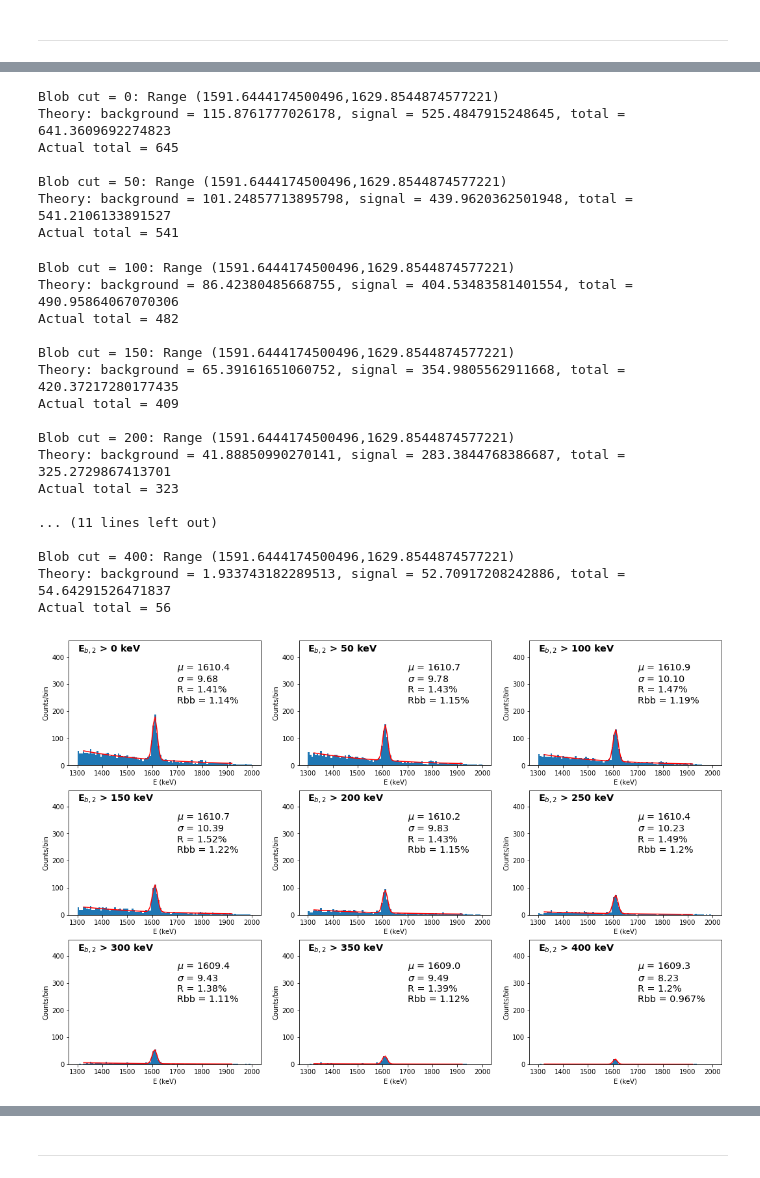
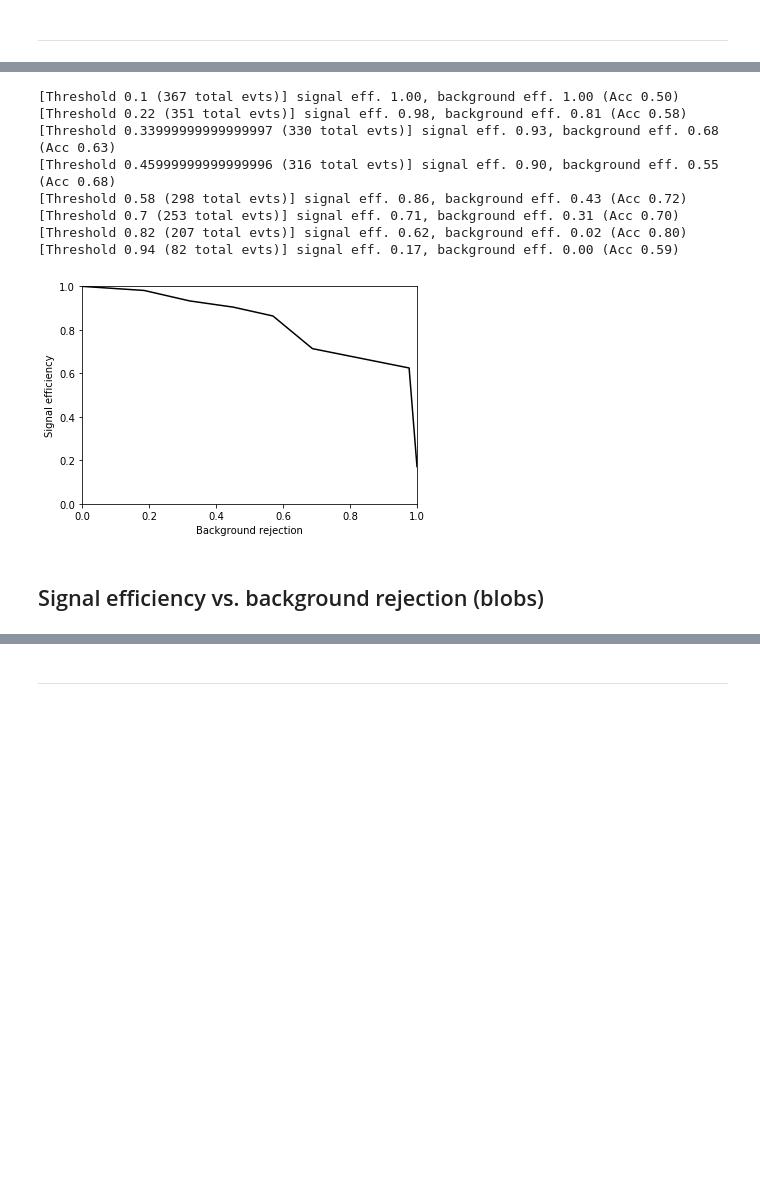
Before and after one commit to jerenner/ICARO, a Jupyter notebook: invisible_cities/utils/analysis_Th_Nov2017.ipynb, the cells around one changed output, grey strips where cells are left out. Saved outputs shown, nothing was run; the diff lists cells and outputs as text; code cells hidden in the pictures; blank space fills up the shorter version.

```diff
--- a/invisible_cities/utils/analysis_Th_Nov2017.ipynb
+++ b/invisible_cities/utils/analysis_Th_Nov2017.ipynb
@@ -690,2 +821,42 @@ Sum of subtracted histogram = 0.9999999999999999 before min() operation
+# %%
+# Plot signal efficiency vs. background rejection.
+sg_eff = []; bg_eff = []
+tns0 = svsb_tns[0]
+tnb0 = svsb_tnb[0]
+for bcut,tnb,tns,tot in zip(svsb_bcut,svsb_tnb,svsb_tns,svsb_tot):
+
+    bge = tnb/tnb0
+    sge = tns/tns0
+
+    bg_eff.append(bge)
+    sg_eff.append(sge)
+    print("[Threshold {} ({} total evts)] signal eff. {:.2f}, background eff. {:.2f} (Acc {:.2f})".format(bcut,tot,sge,bge,(sge+1-bge)/2))
+
+sg_eff = np.array(sg_eff)
+bg_eff = np.array(bg_eff)
+
+fig = plt.figure()
+fig.set_figheight(4.0)
+fig.set_figwidth(6.0)
+
+plt.plot(1-bg_eff,sg_eff,'-',c='black')
+plt.xlabel("Background rejection")
+plt.ylabel("Signal efficiency")
+plt.xlim([0,1.0])
+plt.ylim([0,1.0])
+
+plt.savefig("fig/CSTL_svsb.pdf".format(bcut), bbox_inches='tight')
+# %% [output]
+[Threshold 0.1 (367 total evts)] signal eff. 1.00, background eff. 1.00 (Acc 0.50)
+[Threshold 0.22 (351 total evts)] signal eff. 0.98, background eff. 0.81 (Acc 0.58)
+[Threshold 0.33999999999999997 (330 total evts)] signal eff. 0.93, background eff. 0.68 (Acc 0.63)
+[Threshold 0.45999999999999996 (316 total evts)] signal eff. 0.90, background eff. 0.55 (Acc 0.68)
+[Threshold 0.58 (298 total evts)] signal eff. 0.86, background eff. 0.43 (Acc 0.72)
+[Threshold 0.7 (253 total evts)] signal eff. 0.71, background eff. 0.31 (Acc 0.70)
+[Threshold 0.82 (207 total evts)] signal eff. 0.62, background eff. 0.02 (Acc 0.80)
+[Threshold 0.94 (82 total evts)] signal eff. 0.17, background eff. 0.00 (Acc 0.59)
+[figure, added]
+# %% [markdown]
+## Signal efficiency vs. background rejection (blobs)
 # %%
 # define standard cuts for events to be used in this analysis
@@ -694,5 +865,5 @@ cuts_svsb = C_wide & C_trks & (A_emtrk*CAL_FACTOR > svsb_rng[0]) & (A_emtrk*CAL_
 # %%
-# Perform the fit for several values of the blob cut.
+# Perform the fit for several values of the classificaton cut.
 bcut_vals = np.arange(0,450,50)
 plt_rng = svsb_rng
 ymax = 460
@@ -737,7 +908,9 @@ for ibcut,bcut in enumerate(bcut_vals):
     C_bcut = (A_eblob2*CAL_FACTOR > bcut)
 
     ax1 = fig.add_subplot('33{}'.format(ibcut+1))
-    y0, x0, _ = plt.hist(A_emtrk[cuts_svsb & C_bcut]*CAL_FACTOR, nbins, range=plt_rng)
+    y0, x0, _ = plt.hist(A_Ec[cuts_svsb & C_bcut]*CAL_FACTOR, nbins, range=plt_rng)
+
+    ymax = max(y0)
 
     # Gaussian + exponential fit
     x    = x0[:-1] + np.diff(x0) * 0.5
@@ -779,32 +952,6 @@ for ibcut,bcut in enumerate(bcut_vals):
     svsb_tot.append(ntot)
 
 plt.savefig("fig/CSTL_fit_bcuts.pdf".format(bcut), bbox_inches='tight')
-# %% [output]
-Blob cut = 0: Range (1591.6444174500496,1629.8544874577221)
-Theory: background = 115.8761777026178, signal = 525.4847915248645, total = 641.3609692274823
-Actual total = 645
-
-Blob cut = 50: Range (1591.6444174500496,1629.8544874577221)
-Theory: background = 101.24857713895798, signal = 439.9620362501948, total = 541.2106133891527
-Actual total = 541
-Blob cut = 100: Range (1591.6444174500496,1629.8544874577221)
-Theory: background = 86.42380485668755, signal = 404.53483581401554, total = 490.95864067070306
-Actual total = 482
-
-Blob cut = 150: Range (1591.6444174500496,1629.8544874577221)
-Theory: background = 65.39161651060752, signal = 354.9805562911668, total = 420.37217280177435
-Actual total = 409
-
-Blob cut = 200: Range (1591.6444174500496,1629.8544874577221)
-Theory: background = 41.88850990270141, signal = 283.3844768386687, total = 325.2729867413701
-Actual total = 323
-
-... (11 lines left out)
-
-Blob cut = 400: Range (1591.6444174500496,1629.8544874577221)
-Theory: background = 1.933743182289513, signal = 52.70917208242886, total = 54.64291526471837
-Actual total = 56
-[figure, removed]
 # %%
 # Plot signal efficiency vs. background rejection.
 sg_eff = []; bg_eff = []
```
Also changed, not shown: parts of 36 cells of this notebook, 1 other file.
